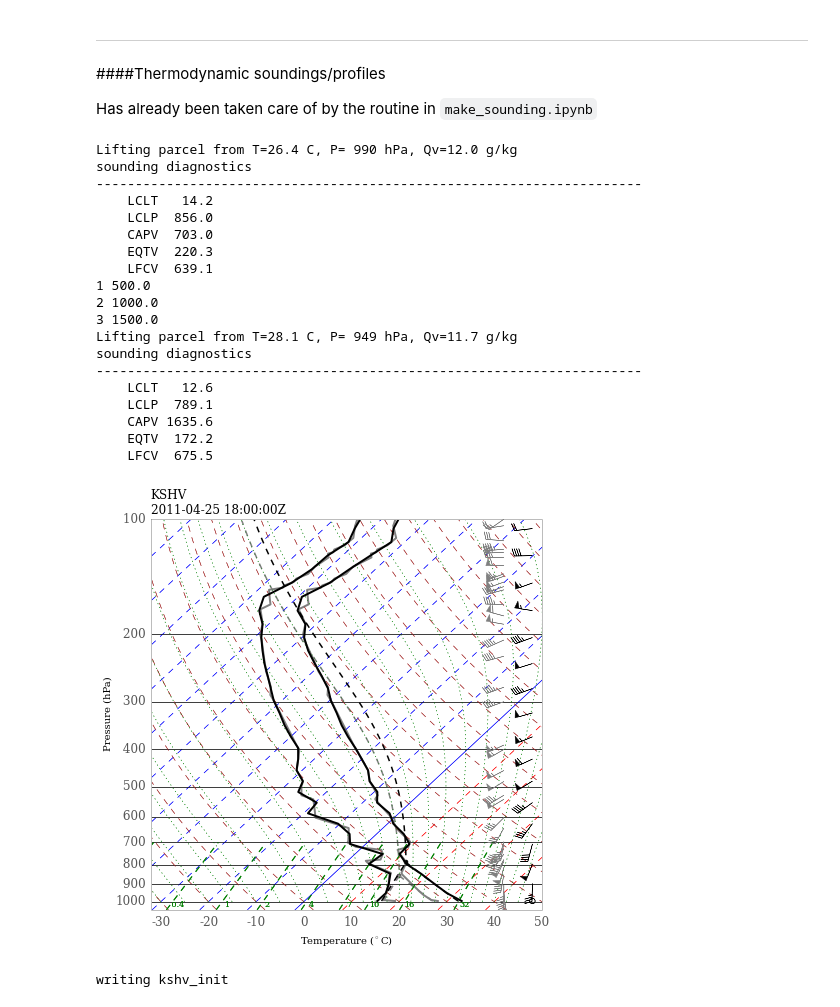
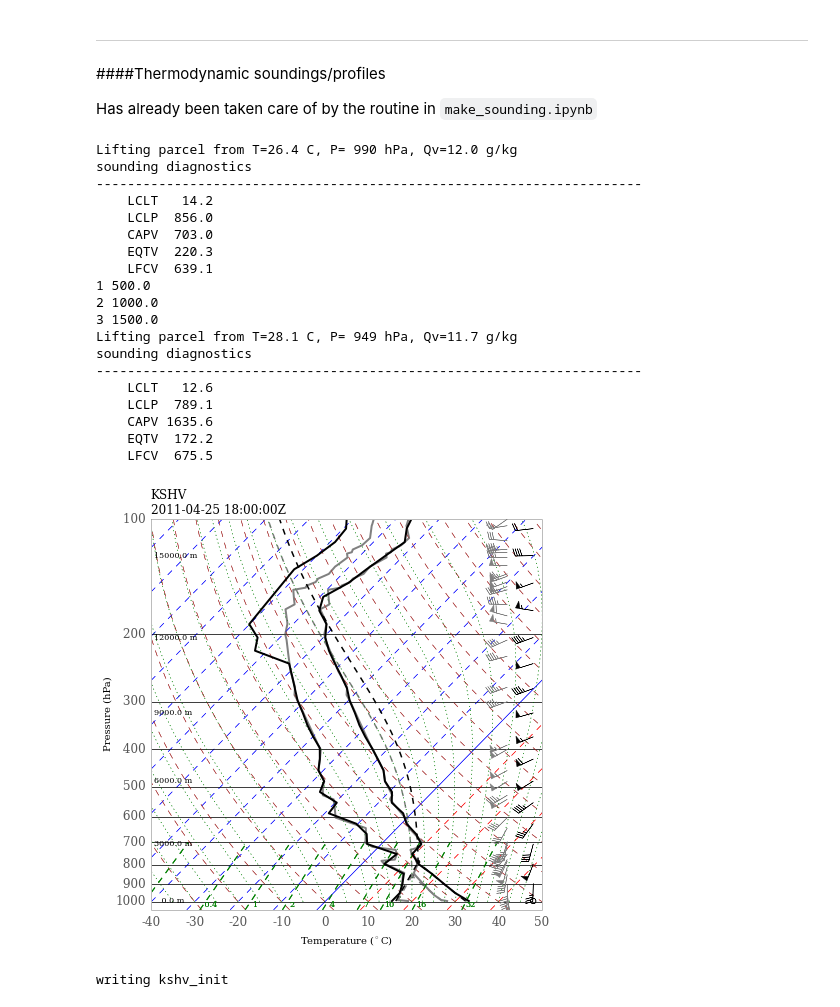
Before and after one commit to darothen/crm-tools, a Jupyter notebook: cases/case2_kshv_20110425_18z/setup_crm_2d.ipynb, the cells around one changed output. Drawn from its saved outputs; the diff is of its cells as text; code cells hidden in the pictures.

Commit message:
Updated sounding and configuration for KSHV test case to slightly dry the stratosphere, and to extend the model domain to 32 km, with a larger damping layer

```diff
--- a/cases/case2_kshv_20110425_18z/setup_crm_2d.ipynb
+++ b/cases/case2_kshv_20110425_18z/setup_crm_2d.ipynb
@@ -28,7 +28,7 @@ CASENAME = "kshv"
 CASEDIR = "."
 
 ## Domain and sounding info
-nx, ny, nz = 400, 1, 50
+nx, ny, nz = 400, 1, 65
 sounding_filename = "kshv_20110425_18z.snd"
 
 namelist = {
@@ -85,7 +85,7 @@ namelist = {
 
     ## Thickness of top damping layer
     # normally can be set to 5000(m)/dz(m)
-    "kdamp" : 15,
+    "kdamp" : 25,
 
     ## LBC parameters
     "eps" : 0.0, # relaxation coefficient
@@ -110,11 +110,11 @@ namelist = {
     ## CCN and IN parameters
     "xnc0_c"  : 100.0e6,  # CCN nucleation constant C in CCN 1/kg
     "xnc0_k"  : 0.5,     # CCN nucleation constant k (0.7 for maritime, 0.5 for cont)
-    "xn_ccn0" : 500.0e6, # sfc or max CCN concentration (1/kg)
+    "xn_ccn0" : 2000.0e6, # sfc or max CCN concentration (1/kg)
     "xn_in0"  : 100.0e3, # sfc or max IN concentration (1/kg)
 
     ## Filter
-    "if_filter" : -1, # if > 0, apply filter per n(dt) steps, e.g. 12
+    "if_filter" : -5, # if > 0, apply filter per n(dt) steps, e.g. 12
 
     ## Solar radiation
     "j_day" : 115, # day of the year from 1 to 365
@@ -251,39 +251,50 @@ for i in xrange(1, len(zs)):
 #print t_new
 model_sounding.temperature.ix[:i-1] = t_new
 
+
+# 4) Reduce water vapor above tropopause
+#print model_sounding[["pressure", "qv", "height"]]
+above_trop = model_sounding["height"] > 11000
+model_sounding.mixing_ratio[above_trop] = model_sounding.mixing_ratio[above_trop]*0.35
+model_sounding.dewpoint[above_trop] = soundings.calc_dewpoint( \
+                                        model_sounding.temperature[above_trop],
+                                        model_sounding.pressure[above_trop],
+                                        model_sounding.mixing_ratio[above_trop]*1e-3)
+#print model_sounding[["pressure", "qv", "height"]]
+
 soundings.plot_skewt(model_sounding, ax=ax1, first_index=0,
                         lift_parcel=True, plot_winds=True, diags=['CAPE'],
                         T_color='k', Td_color='k', parcel_color='k',
-                        barb_loc=48., barb_color='k', label_altitudes=False)
-ax1.set_xlim(-32)
+                        barb_loc=48., barb_color='k', label_altitudes=True)
+#ax1.set_xlim(-32)
 
 ## Correct model winds from knots -> m/s
 model_sounding['us'] = model_sounding['us']*0.51444
 model_sounding['vs'] = model_sounding['vs']*0.51444
 
 #plt.savefig("initial_sounding.pdf")
-plt.savefig("initial_sounding.png")
+#plt.savefig("initial_sounding.png")
 # %% [output]
 Lifting parcel from T=26.4 C, P= 990 hPa, Qv=12.0 g/kg
 sounding diagnostics
 ----------------------------------------------------------------------
     LCLT   14.2
     LCLP  856.0
     CAPV  703.0
     EQTV  220.3
     LFCV  639.1
 1 500.0
 2 1000.0
 3 1500.0
 Lifting parcel from T=28.1 C, P= 949 hPa, Qv=11.7 g/kg
 sounding diagnostics
 ----------------------------------------------------------------------
     LCLT   12.6
     LCLP  789.1
     CAPV 1635.6
     EQTV  172.2
     LFCV  675.5
-[figure, old version]
+[figure, new version]
 # %%
 print "writing", namelist['file_init']
 
```
Also changed, not shown: parts of 1 cell of this notebook, 1 other file.
